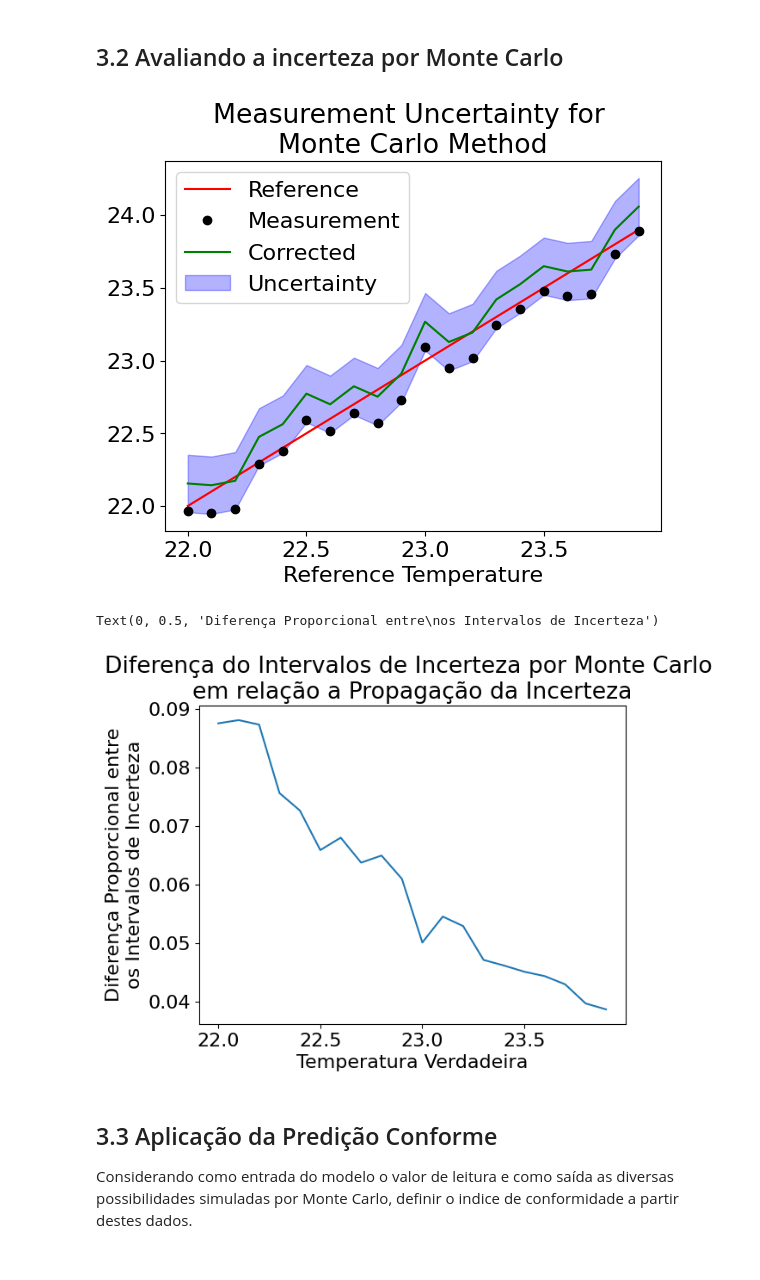
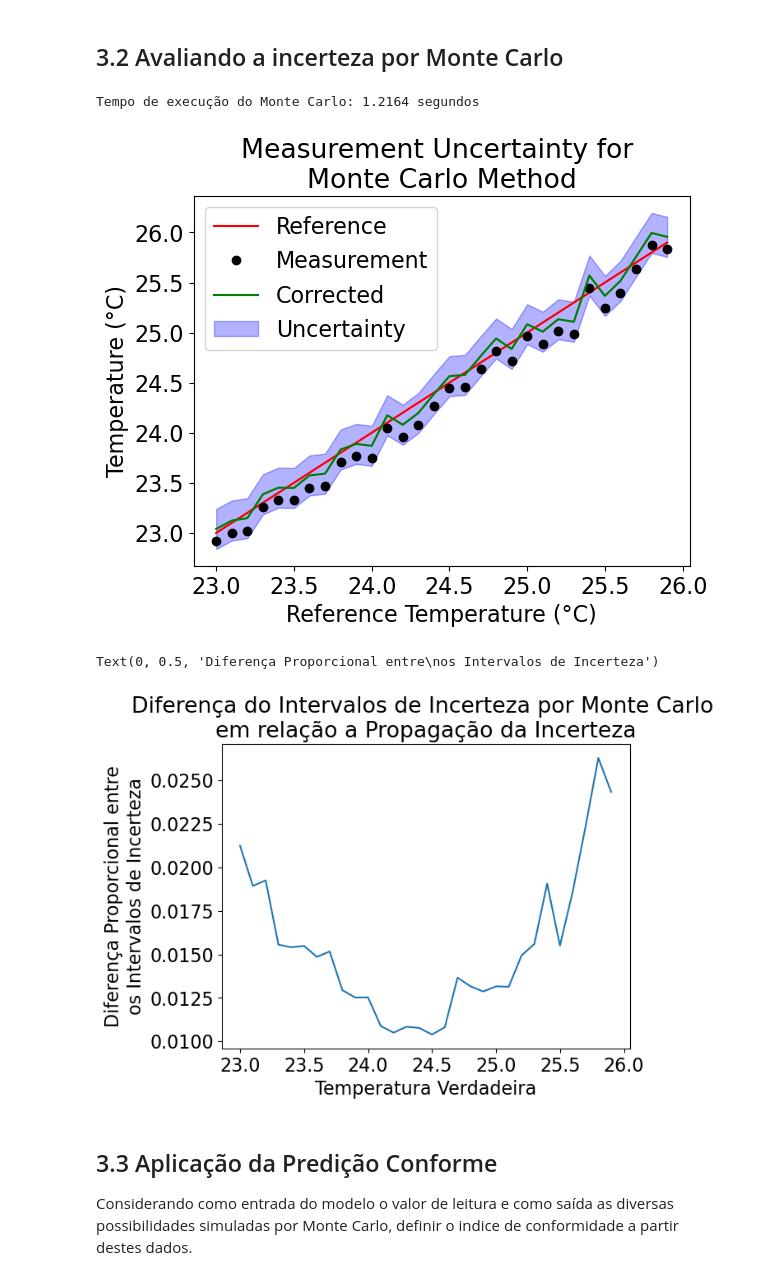
Before and after one commit to c-mmonteiro/estudos, a Jupyter notebook: Estudo_Minimos_Quadrados.ipynb, the cells around one changed output. Drawn from its saved outputs; the diff is of its cells as text; code cells hidden in the pictures.

```diff
--- a/Estudo_Minimos_Quadrados.ipynb
+++ b/Estudo_Minimos_Quadrados.ipynb
@@ -159,8 +161,8 @@ limite_inferior_modelo = 22
 limite_superior_modelo = 27
 passo_modelo = 0.25
 
-limite_inferior_teste = 22
-limite_superior_teste = 24
+limite_inferior_teste = 23
+limite_superior_teste = 26
 passo_teste = 0.1
 # %%
 tr_list = []
@@ -208,19 +210,19 @@ for t_verdadeira in t_ref:
 
   uc = np.sqrt(model_2.s_y1**2 + ((t_test[-1]-model_2.t0)**2)*(model_2.s_y2**2) + 2*(t_test[-1]-model_2.t0)*model_2.s_y1*model_2.s_y2*model_2.r)
 
-  ip = np.sqrt(uc**2 + erro_aleatorio**2)*t_student
+  ip = np.sqrt(uc**2.31 + erro_aleatorio**2)*t_student
 
   t_corrigido.append(model_2.predict(t_test[-1]))
   t_superior_plot.append(t_corrigido[-1] + ip)
   t_inferior_plot.append(t_corrigido[-1] - ip)
 
-plt.plot(t_ref, t_ref, 'r', label='Reference')
+plt.plot(t_ref, t_ref, 'r-', label='Reference')
 plt.plot(t_ref, t_test, 'ko', label='Measurement')
 plt.plot(t_ref, t_corrigido, 'g', label='Corrected')
 plt.fill_between(t_ref, t_superior_plot, t_inferior_plot, alpha=0.3, color='b', label='Uncertainty')
 plt.legend()
 plt.title('Measurement Uncertainty for \nAlgebraic Propagation')
-plt.xlabel('Reference Temperature')
-#plt.ylabel('Reference Temperature')
+plt.xlabel('Reference Temperature (°C)')
+plt.ylabel('Temperature (°C)')
 plt.savefig('fig_uc.pdf')
 # %% [output]
@@ -233,37 +235,44 @@ num_simulacao = 1000000
 # ── Vectorised Monte Carlo ─────────────────────────────────────────────────
 # Shape: (n_test, num_simulacao)
 # All samples generated in one call → no Python loops.
+
+start_time = time.time()
+
 t_test_arr = np.array(t_test)                                    # (n_test,)
 
 samples = np.random.normal(
     loc   = t_test_arr[:, None],                                 # broadcast over sims
     scale = erro_aleatorio,
     size  = (len(t_test_arr), num_simulacao),
 )  # (n_test, num_simulacao)
 
 # model_2.predict is: X + y1 + y2*(X - t0)  → fully vectorisable
 mc_all = model_2.predict(samples)                                # (n_test, num_simulacao)
 
 mc_mean   = mc_all.mean(axis=1)
 mc_std    = mc_all.std(axis=1)
 
 mc_temp_simulation = mc_mean.tolist()
 mc_std_pad         = mc_std.tolist()
 mc_superior        = (mc_mean + mc_std * t_student).tolist()
 mc_inferior        = (mc_mean - mc_std * t_student).tolist()
 
-plt.plot(t_ref, t_ref, 'r', label='Reference')
+end_time = time.time()
+print(f'Tempo de execução do Monte Carlo: {end_time - start_time:.4f} segundos')
+
+plt.plot(t_ref, t_ref, 'r-', label='Reference')
 plt.plot(t_ref, t_test, 'ko', label='Measurement')
 plt.plot(t_ref, mc_temp_simulation, 'g', label='Corrected')
 plt.fill_between(t_ref, mc_superior, mc_inferior, alpha=0.3, color='b', label='Uncertainty')
 #plt.errorbar(t_ref, mc_temp_simulation, mc_std_pad, fmt='o', color='b', ecolor='lightgray', elinewidth=3, capsize=5)
 plt.legend()
 plt.title('Measurement Uncertainty for \nMonte Carlo Method')
-plt.xlabel('Reference Temperature')
-#plt.ylabel('Temperatura Medida')
+plt.xlabel('Reference Temperature (°C)')
+plt.ylabel('Temperature (°C)')
 plt.savefig('fig_mc.pdf')
 # %% [output]
+Tempo de execução do Monte Carlo: 1.2164 segundos
-[figure, old version]
+[figure, new version]
 # %%
 diff_prop_mc = ((np.array(t_superior_plot) - np.array(t_inferior_plot)) - (np.array(mc_superior) - np.array(mc_inferior)))/(np.array(t_superior_plot) - np.array(t_inferior_plot))
 plt.plot(t_ref, diff_prop_mc)
@@ -272,7 +281,7 @@ plt.xlabel('Temperatura Verdadeira')
 plt.ylabel('Diferença Proporcional entre\nos Intervalos de Incerteza')
 # %% [output]
 Text(0, 0.5, 'Diferença Proporcional entre\nos Intervalos de Incerteza')
-[figure, old version]
+[figure, new version]
 # %% [markdown]
 ## 3.3 Aplicação da Predição Conforme
 
```
Also changed, not shown: parts of 12 cells of this notebook, 5 other files.
